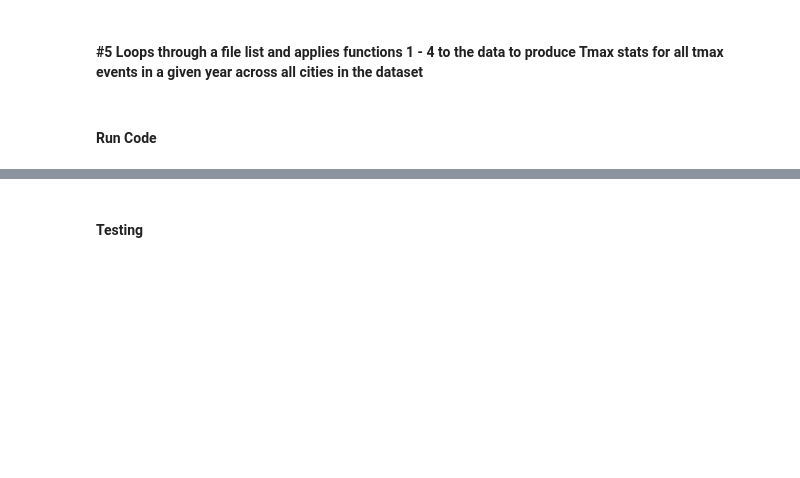
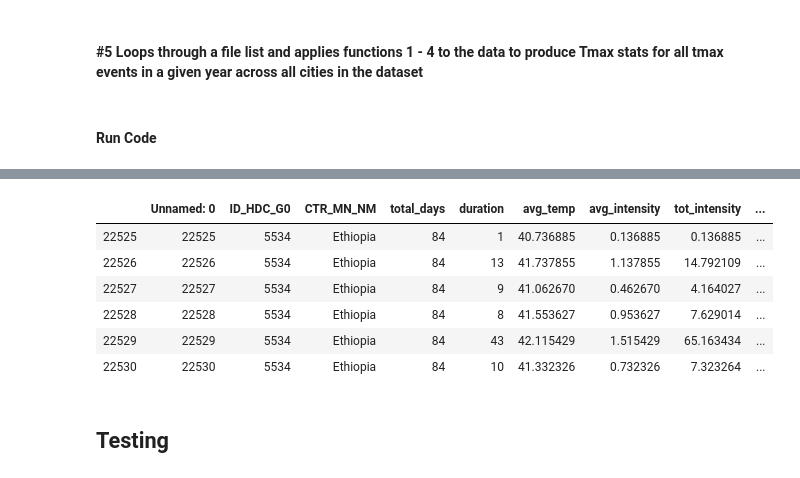
Before and after one commit to ecohydro/GlobalUrbanHeat, a Jupyter notebook: Notebooks/cpt_tmax_stats_final.ipynb, the cells around one changed output, grey strips where cells are left out. Cells and saved outputs as stored; diff of their text form; code cells hidden in the pictures; blank space fills up the shorter version.

```diff
--- a/Notebooks/cpt_tmax_stats_final.ipynb
+++ b/Notebooks/cpt_tmax_stats_final.ipynb
@@ -310,0 +313,7 @@ stats_loop(dir_in, dir_out, fn_out, time_dim, space_dim, Tthresh)
+# %%
+# Load files
+
+dir_out = '/home/cascade/projects/data_out_urbanheat/CHIRTS-GHS-Events-Stats/'
+fn_out = 'CHIRTS-GHS-Events-Stats'
+# %%
+qc_df = pd.read_csv(dir_out+fn_out+'1983.csv')
@@ -311,5 +329,17 @@ stats_loop(dir_in, dir_out, fn_out, time_dim, space_dim, Tthresh)
+# %%
+dc_city = qc_df[qc_df['ID_HDC_G0'] == 5534]
+# %%
+dc_city
+# %% [output]
+|  | Unnamed: 0 | ID_HDC_G0 | CTR_MN_NM | total_days | duration | avg_temp | avg_intensity | tot_intensity | ... |
+| 22525 | 22525 | 5534 | Ethiopia | 84 | 1 | 40.736885 | 0.136885 | 0.136885 | ... |
+| 22526 | 22526 | 5534 | Ethiopia | 84 | 13 | 41.737855 | 1.137855 | 14.792109 | ... |
+| 22527 | 22527 | 5534 | Ethiopia | 84 | 9 | 41.062670 | 0.462670 | 4.164027 | ... |
+| 22528 | 22528 | 5534 | Ethiopia | 84 | 8 | 41.553627 | 0.953627 | 7.629014 | ... |
+| 22529 | 22529 | 5534 | Ethiopia | 84 | 43 | 42.115429 | 1.515429 | 65.163434 | ... |
+| 22530 | 22530 | 5534 | Ethiopia | 84 | 10 | 41.332326 | 0.732326 | 7.323264 | ... |
 # %% [markdown]
-#### Testing
+## Testing
 # %%
 # File Paths
 DAILY_PATH = '/home/cascade/projects/data_out_urbanheat/CHIRTS-GHS-DAILY/' # output from avg temp
```
Also changed, not shown: parts of 5 cells of this notebook, 1 other file.
